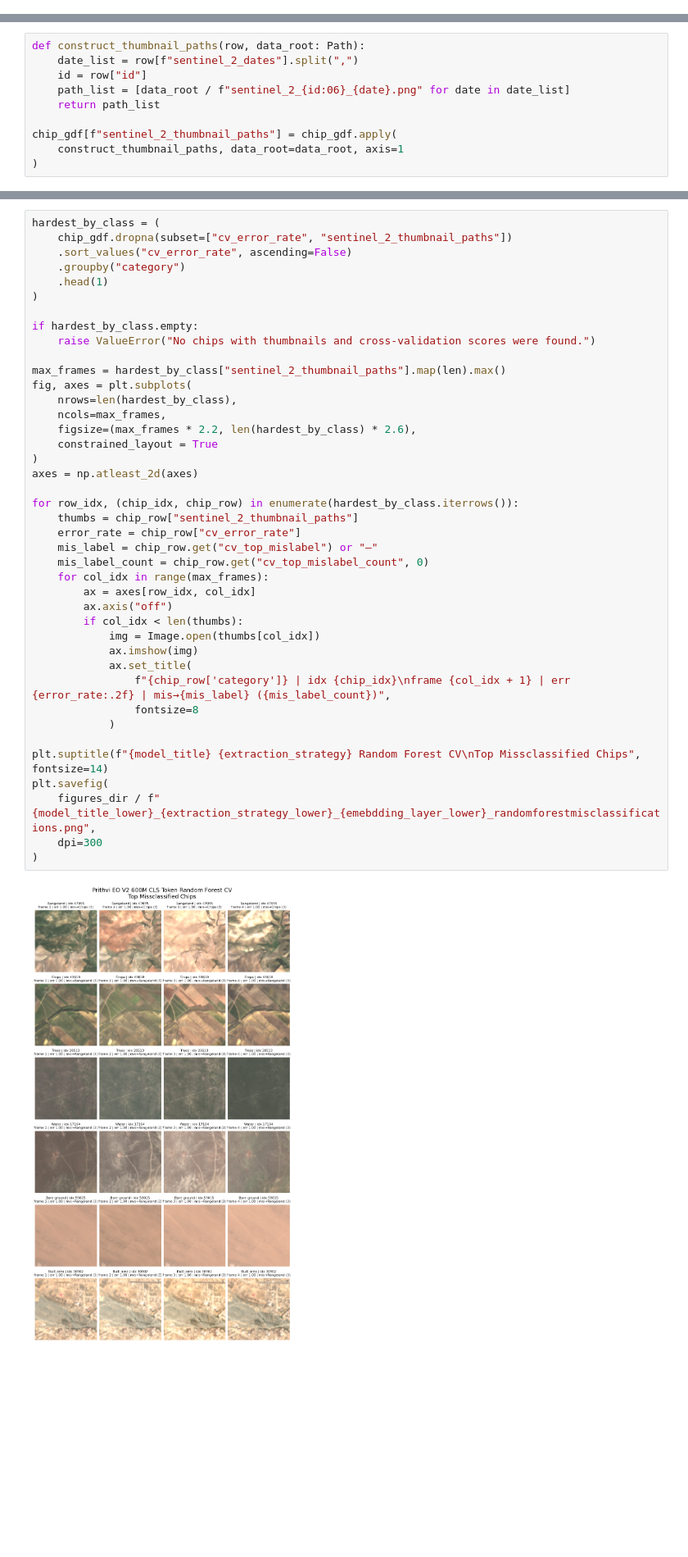
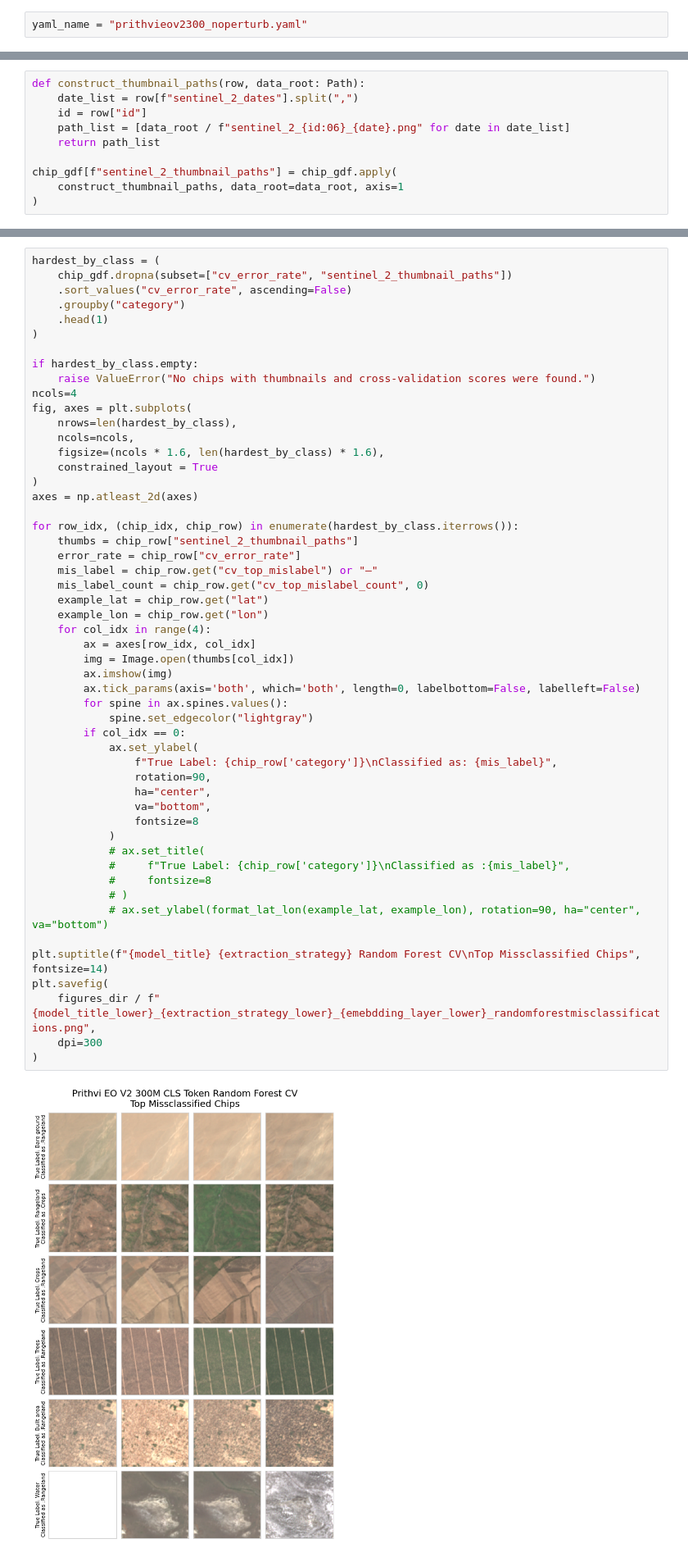
Before and after one commit to ClarkCGA/gelos, a Jupyter notebook: notebooks/04_dwg_randomforest.ipynb, the cells around one changed output, grey strips where cells are left out. Shown at 82% size. Drawn from its saved outputs; the diff is of its cells as text; blank space fills up the shorter version.

```diff
--- a/notebooks/04_dwg_randomforest.ipynb
+++ b/notebooks/04_dwg_randomforest.ipynb
@@ -13,3 +14,5 @@ import yaml
+# %%
+yaml_name = "prithvieov2300_noperturb.yaml"
 # %%
 
 output_dir = PROCESSED_DATA_DIR / DATA_VERSION
@@ -222,42 +219,53 @@ chip_gdf[f"sentinel_2_thumbnail_paths"] = chip_gdf.apply(
 hardest_by_class = (
     chip_gdf.dropna(subset=["cv_error_rate", "sentinel_2_thumbnail_paths"])
     .sort_values("cv_error_rate", ascending=False)
     .groupby("category")
     .head(1)
 )
 
 if hardest_by_class.empty:
     raise ValueError("No chips with thumbnails and cross-validation scores were found.")
-
-max_frames = hardest_by_class["sentinel_2_thumbnail_paths"].map(len).max()
+ncols=4
 fig, axes = plt.subplots(
     nrows=len(hardest_by_class),
-    ncols=max_frames,
-    figsize=(max_frames * 2.2, len(hardest_by_class) * 2.6),
+    ncols=ncols,
+    figsize=(ncols * 1.6, len(hardest_by_class) * 1.6),
     constrained_layout = True
 )
 axes = np.atleast_2d(axes)
 
 for row_idx, (chip_idx, chip_row) in enumerate(hardest_by_class.iterrows()):
     thumbs = chip_row["sentinel_2_thumbnail_paths"]
     error_rate = chip_row["cv_error_rate"]
     mis_label = chip_row.get("cv_top_mislabel") or "–"
     mis_label_count = chip_row.get("cv_top_mislabel_count", 0)
-    for col_idx in range(max_frames):
+    example_lat = chip_row.get("lat")
+    example_lon = chip_row.get("lon")
+    for col_idx in range(4):
         ax = axes[row_idx, col_idx]
-        ax.axis("off")
-        if col_idx < len(thumbs):
-            img = Image.open(thumbs[col_idx])
-            ax.imshow(img)
-            ax.set_title(
-                f"{chip_row['category']} | idx {chip_idx}\nframe {col_idx + 1} | err {error_rate:.2f} | mis→{mis_label} ({mis_label_count})",
+        img = Image.open(thumbs[col_idx])
+        ax.imshow(img)
+        ax.tick_params(axis='both', which='both', length=0, labelbottom=False, labelleft=False)
+        for spine in ax.spines.values():
+            spine.set_edgecolor("lightgray")
+        if col_idx == 0:
+            ax.set_ylabel(
+                f"True Label: {chip_row['category']}\nClassified as: {mis_label}",
+                rotation=90,
+                ha="center",
+                va="bottom",
                 fontsize=8
             )
+            # ax.set_title(
+            #     f"True Label: {chip_row['category']}\nClassified as :{mis_label}",
+            #     fontsize=8
+            # )
+            # ax.set_ylabel(format_lat_lon(example_lat, example_lon), rotation=90, ha="center", va="bottom")
 
 plt.suptitle(f"{model_title} {extraction_strategy} Random Forest CV\nTop Missclassified Chips", fontsize=14)
 plt.savefig(
     figures_dir / f"{model_title_lower}_{extraction_strategy_lower}_{emebdding_layer_lower}_randomforestmisclassifications.png",
     dpi=300
 )
 # %% [output]
-[figure, old version]
+[figure, new version]
```
Also changed, not shown: parts of 12 cells of this notebook, 12 other files.
